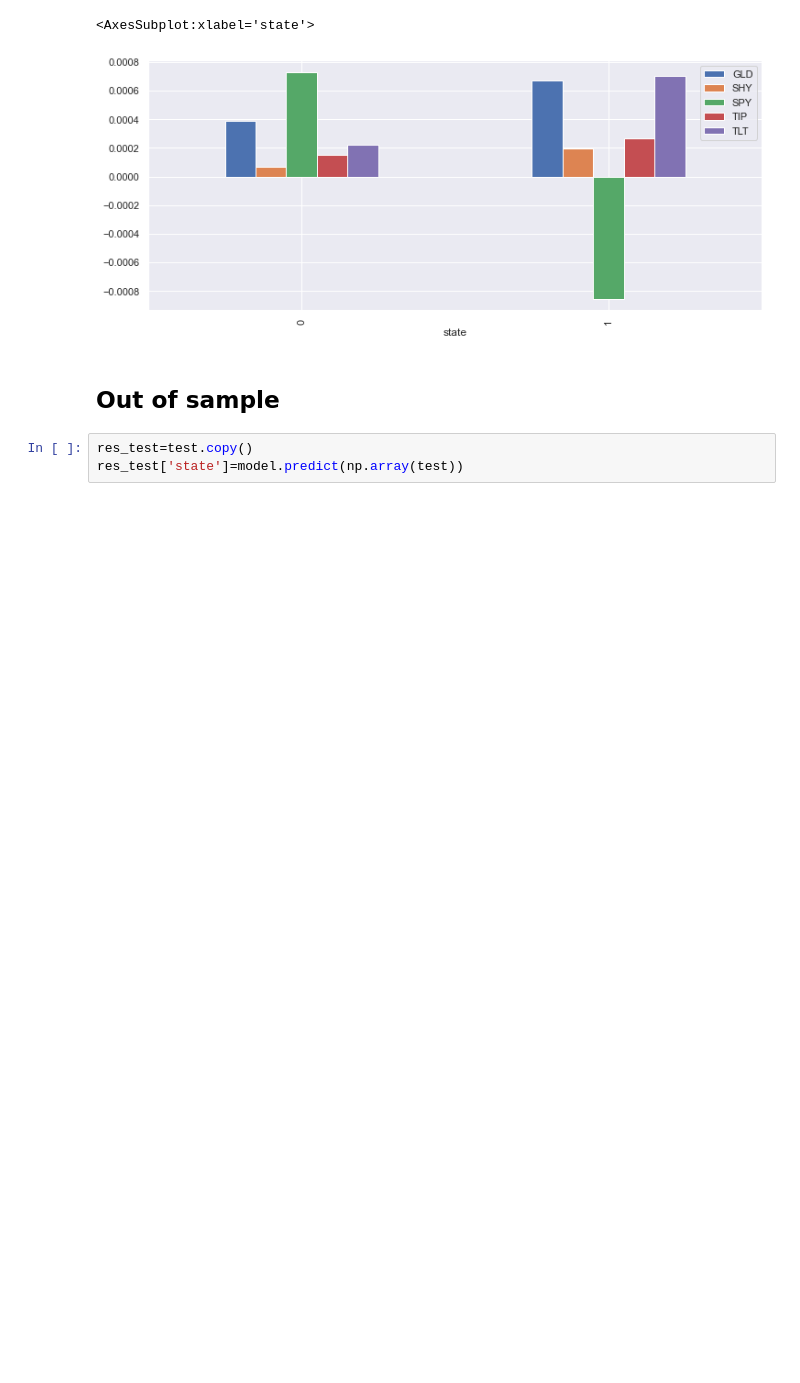
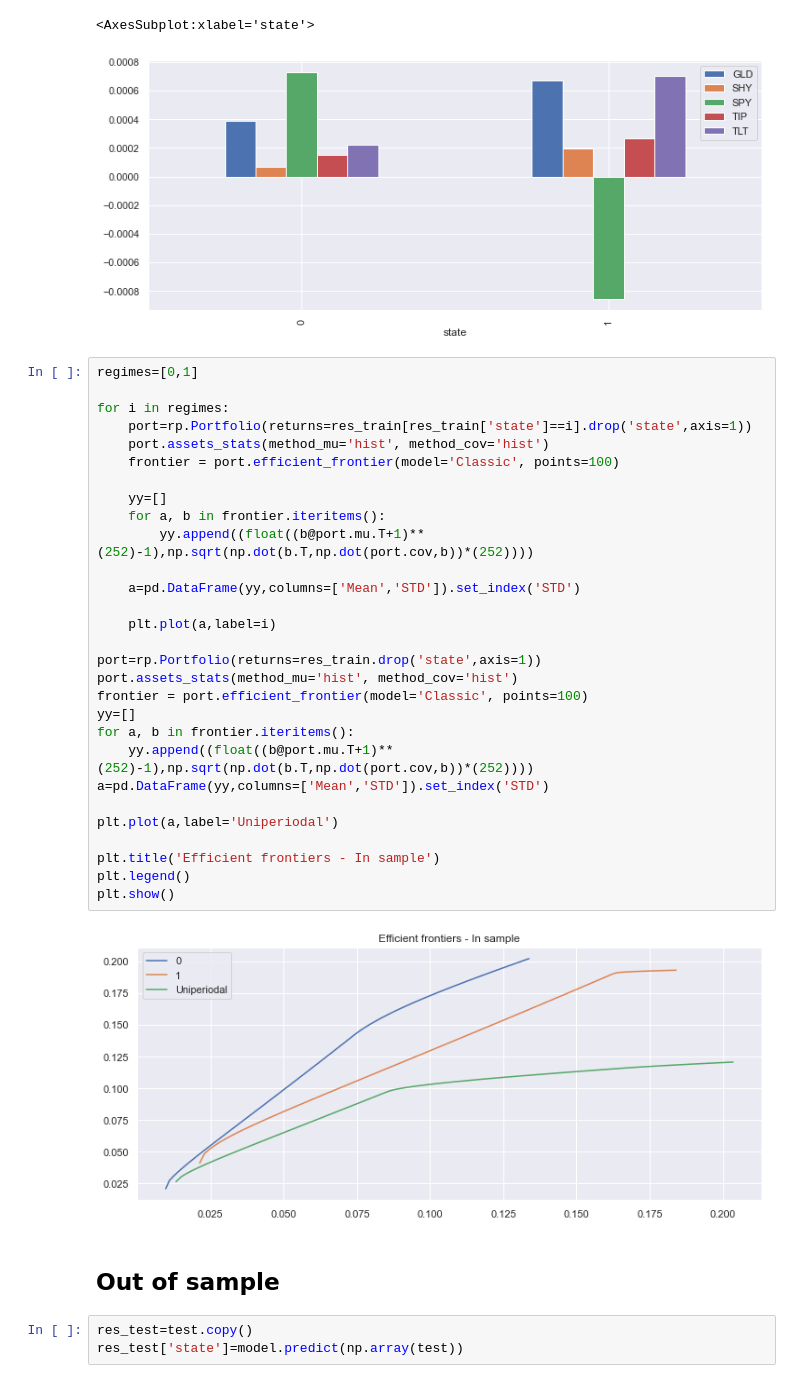
Before and after one commit to enexqnt/quantallocation, a Jupyter notebook: RBAA HMM.ipynb, the cells around one changed output. Saved outputs shown, nothing was run; the diff lists cells and outputs as text; blank space fills up the shorter version.

```diff
--- a/RBAA HMM.ipynb
+++ b/RBAA HMM.ipynb
@@ -206,6 +206,37 @@ res_train.groupby('state').mean().plot.bar()
 # %% [output]
 <AxesSubplot:xlabel='state'>
 [figure]
+# %%
+regimes=[0,1]
+
+for i in regimes:
+    port=rp.Portfolio(returns=res_train[res_train['state']==i].drop('state',axis=1))
+    port.assets_stats(method_mu='hist', method_cov='hist')
+    frontier = port.efficient_frontier(model='Classic', points=100)
+
+    yy=[]
+    for a, b in frontier.iteritems():
+        yy.append((float((b@port.mu.T+1)**(252)-1),np.sqrt(np.dot(b.T,np.dot(port.cov,b))*(252))))
+
+    a=pd.DataFrame(yy,columns=['Mean','STD']).set_index('STD')
+
+    plt.plot(a,label=i)
+
+port=rp.Portfolio(returns=res_train.drop('state',axis=1))
+port.assets_stats(method_mu='hist', method_cov='hist')
+frontier = port.efficient_frontier(model='Classic', points=100)
+yy=[]
+for a, b in frontier.iteritems():
+    yy.append((float((b@port.mu.T+1)**(252)-1),np.sqrt(np.dot(b.T,np.dot(port.cov,b))*(252))))
+a=pd.DataFrame(yy,columns=['Mean','STD']).set_index('STD')
+
+plt.plot(a,label='Uniperiodal')
+
+plt.title('Efficient frontiers - In sample')
+plt.legend()
+plt.show()
+# %% [output]
+[figure, added]
 # %% [markdown]
 ## Out of sample
 # %%
```
